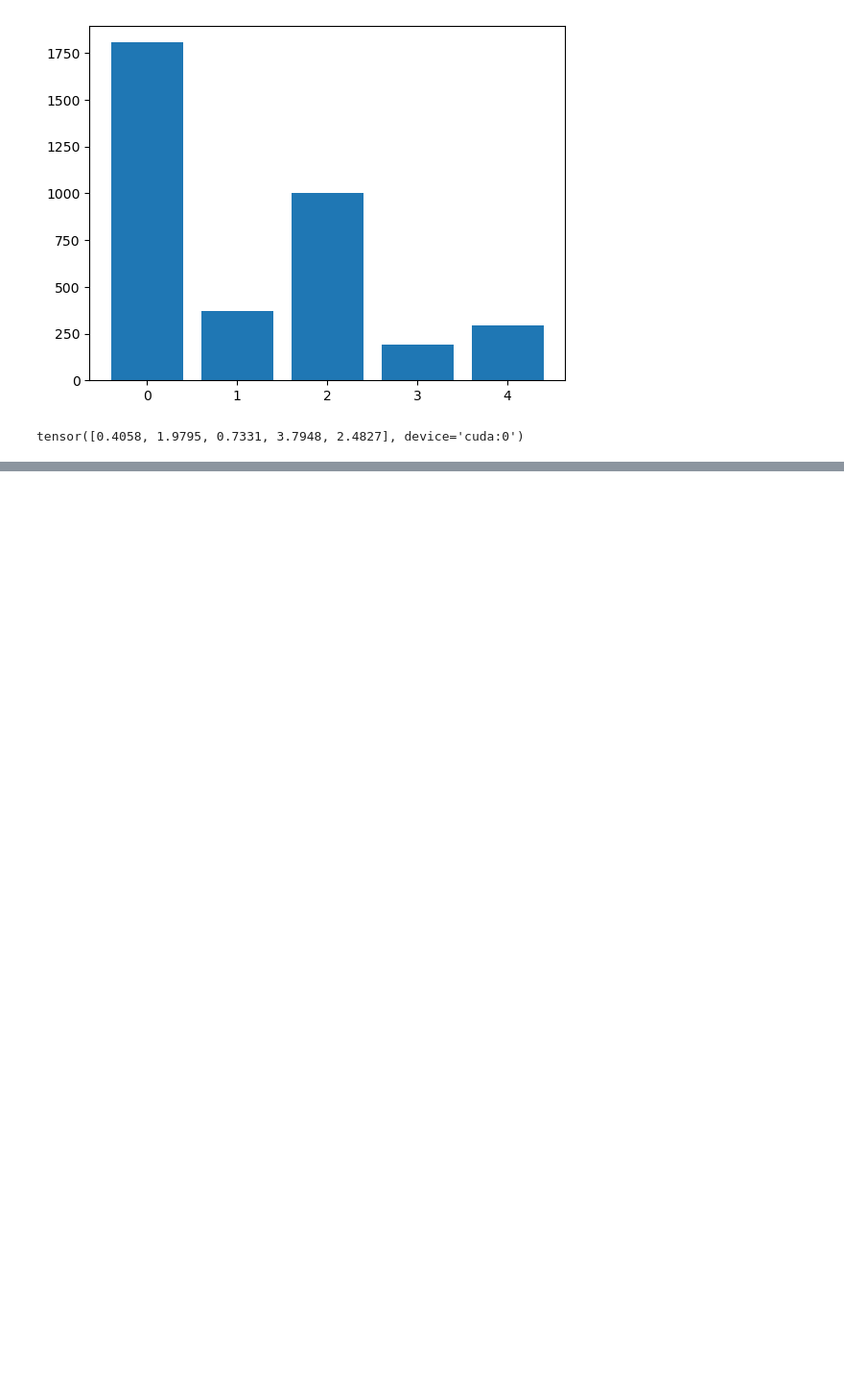
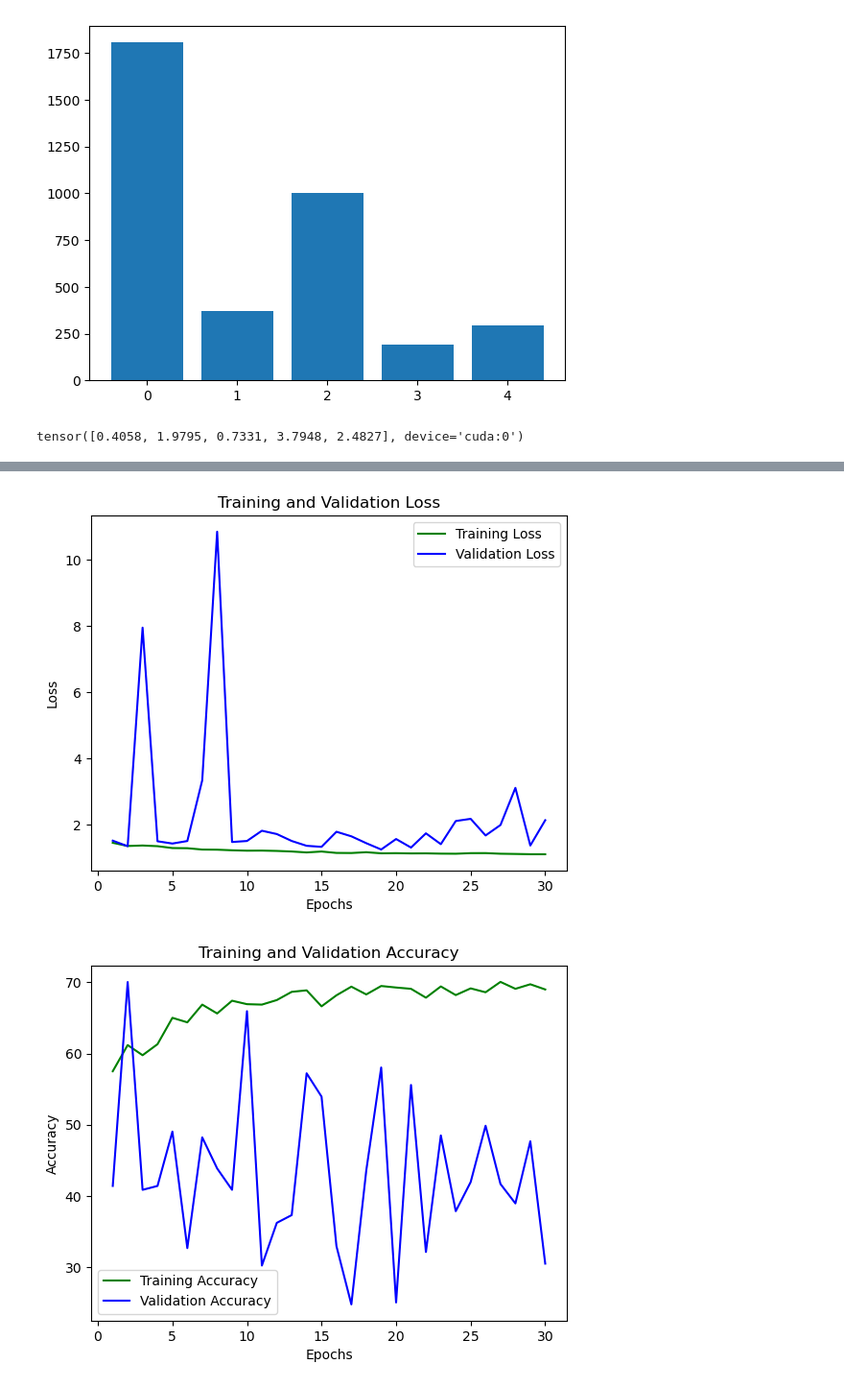
Before and after one commit to uol-feps-soc-comp3931-2324-classroom/final-year-project-sc21ai, a Jupyter notebook: Individual Project.ipynb, the cells around one changed output, grey strips where cells are left out. Shown at 96% size. Cells and saved outputs as stored; diff of their text form; code cells hidden in the pictures; blank space fills up the shorter version.

Commit message:
added extra metrics and finalised

```diff
--- a/Individual Project.ipynb
+++ b/Individual Project.ipynb
@@ -300,6 +281,33 @@ train_set, valid_set = torch.utils.data.random_split(data_set, [train_size, vali
 # %%
 train_dataloader = DataLoader(train_set,batch_size=4,shuffle=True, num_workers=4) #DataLoader for train_set.
 valid_dataloader = DataLoader(valid_set,batch_size=4,shuffle=False, num_workers=4) #DataLoader for validation_set.
+# %%
+def calculate_metrics(y_true, y_pred):
+    accuracy = accuracy_score(y_true, y_pred)
+    precision = precision_score(y_true, y_pred, average='weighted', zero_division=0)
+    recall = recall_score(y_true, y_pred, average='weighted', zero_division=0)
+    f1 = f1_score(y_true, y_pred, average='weighted', zero_division=0)
+    return accuracy, precision, recall, f1
+# %%
+def evaluate_model(dataloader, model, criterion):
+    model.eval()
+    y_true = []
+    y_pred = []
+    running_loss = 0.0
+
+    with torch.no_grad():
+        for inputs, labels in dataloader:
+            inputs, labels = inputs.to(device), labels.to(device)
+            outputs = model(inputs)
+            loss = criterion(outputs, labels)
+            running_loss += loss.item() * inputs.size(0)
+            _, preds = torch.max(outputs, 1)
+            y_true.extend(labels.cpu().numpy())
+            y_pred.extend(preds.cpu().numpy())
+
+    epoch_loss = running_loss / len(dataloader.dataset)
+    metrics = calculate_metrics(y_true, y_pred)
+    return epoch_loss, metrics[0], metrics[1], metrics[2], metrics[3]
 # %%
 model = AttentionUNet()
 model = model.to(device) #Moves the model to the device.
@@ -444,0 +414,21 @@ print(labels)
+# %%
+# After training, plot graphs for all metrics
+def plot_metrics(train_metrics, valid_metrics, metric_name):
+    epochs = range(1, num_epochs + 1)
+    plt.plot(epochs, train_metrics, 'g', label=f'Training {metric_name}')
+    plt.plot(epochs, valid_metrics, 'b', label=f'Validation {metric_name}')
+    plt.title(f'Training and Validation {metric_name}')
+    plt.xlabel('Epochs')
+    plt.ylabel(metric_name)
+    plt.legend()
+    plt.show()
+
+plot_metrics(train_losses, valid_losses, 'Loss')
+adjusted_valid_accuracies = [acc * 100 for acc in valid_accuracies]
+plot_metrics(train_accuracies, adjusted_valid_accuracies, 'Accuracy')
+plot_metrics(train_precision, valid_precision, 'Precision')
+plot_metrics(train_recall, valid_recall, 'Recall')
+plot_metrics(train_f1, valid_f1, 'F1 Score')
+# %% [output]
+[figure, added]
+[figure, added]
```
Also changed, not shown: parts of 12 cells of this notebook.
